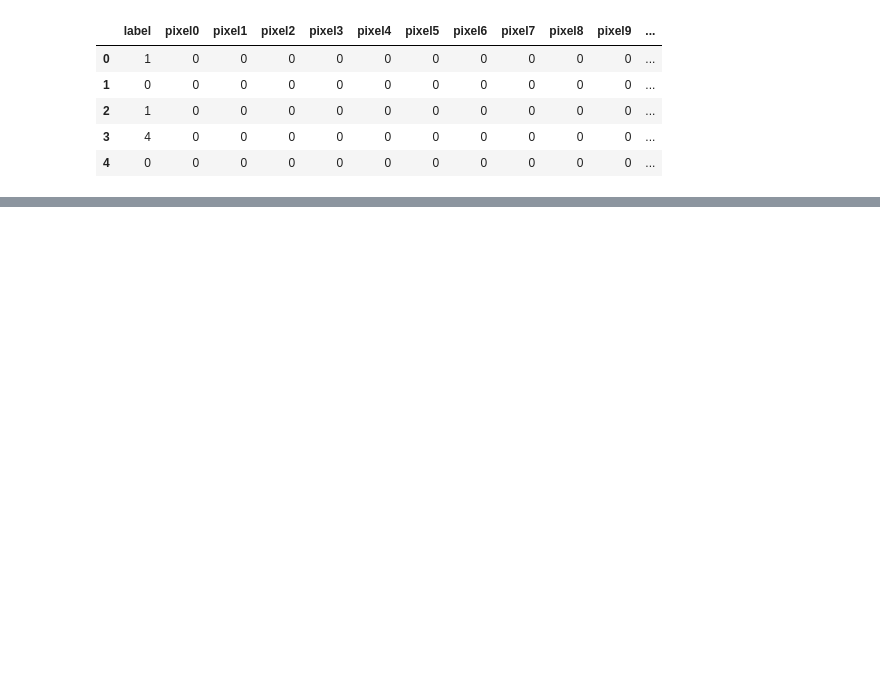
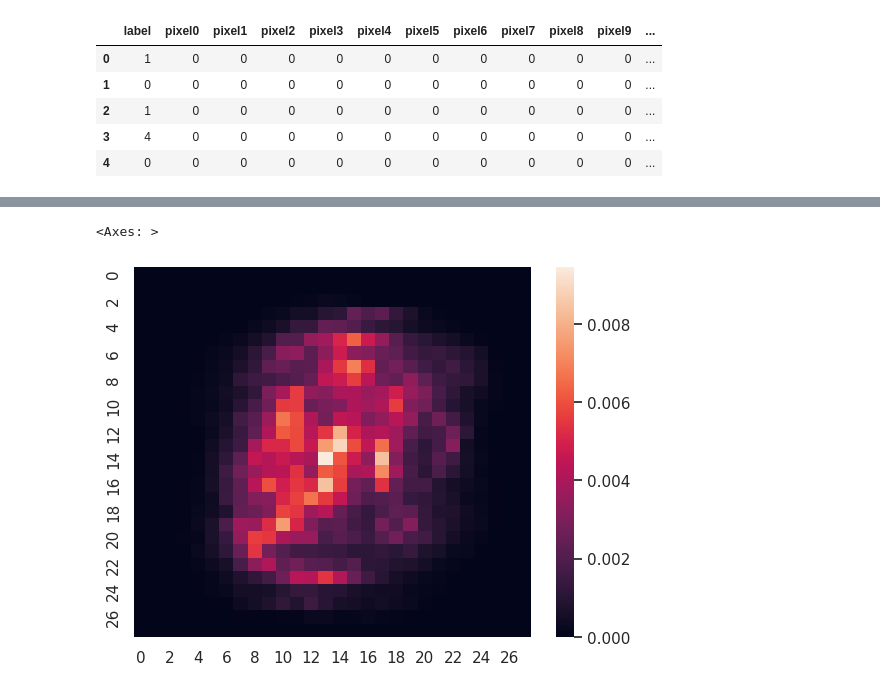
Before and after one commit to kasimkhan06/Machine-Learning-Projects, a Jupyter notebook: Mnist Dataset/mnist.ipynb, the cells around one changed output, grey strips where cells are left out. Cells and saved outputs as stored; diff of their text form; code cells hidden in the pictures; blank space fills up the shorter version.

```diff
--- a/Mnist Dataset/mnist.ipynb
+++ b/Mnist Dataset/mnist.ipynb
@@ -56,0 +71,7 @@ plot_decision_regions(X_train_trans , y_train.values , clf=lr)
+# %%
+imp = rf.feature_importances_
+# %%
+sns.heatmap(imp.reshape(28,28))
+# %% [output]
+<Axes: >
+[figure, added]
```
Also changed, not shown: parts of 4 cells of this notebook.
